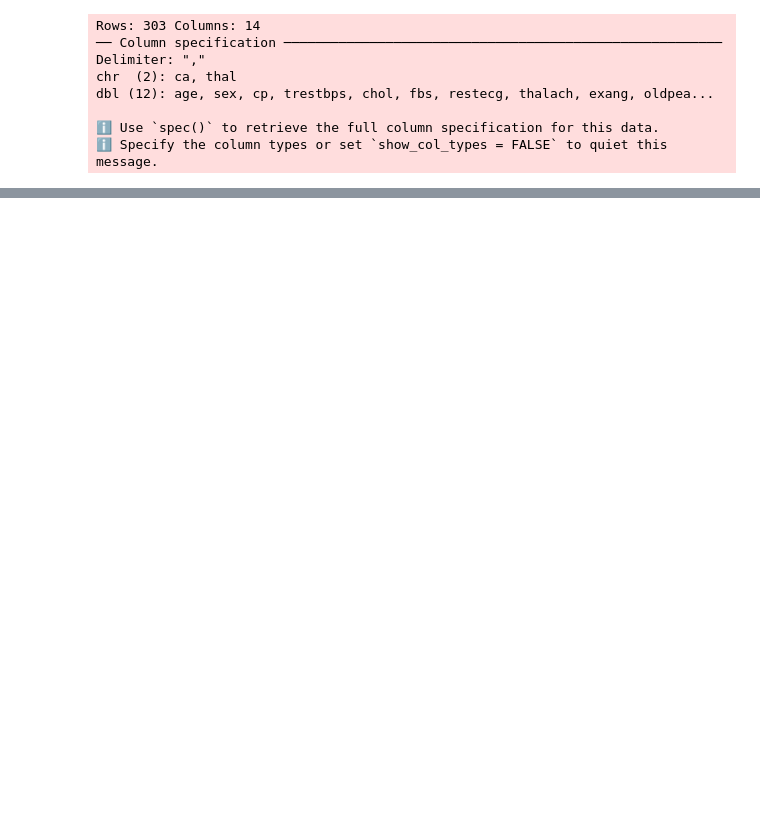
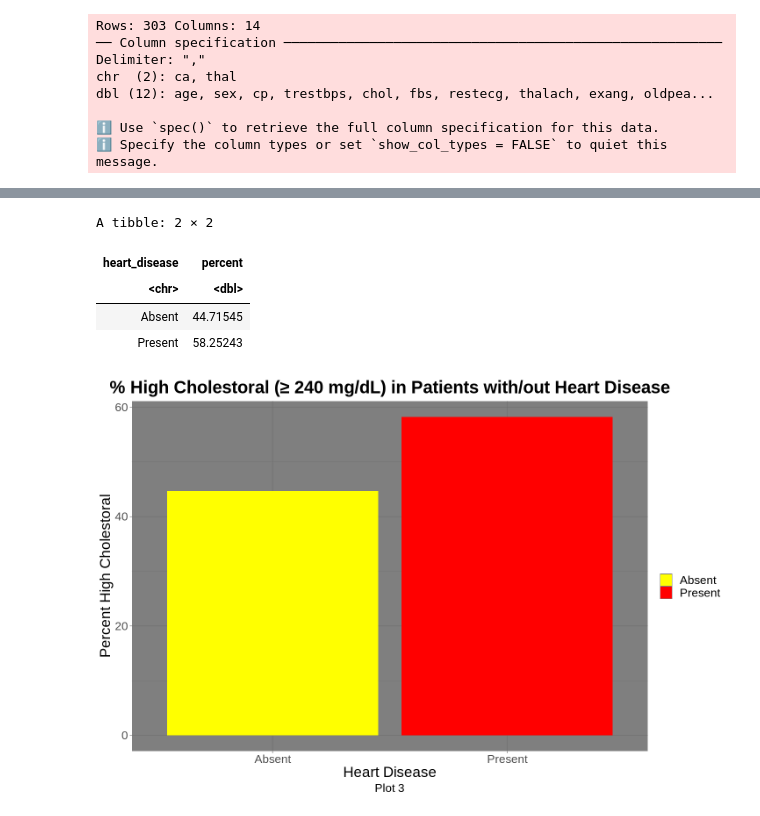
Before and after one commit to Kyleetd/DSCI100-Course-Project-2023, a Jupyter notebook: FinalProjectScript.ipynb, the cells around one changed output, grey strips where cells are left out. Drawn from its saved outputs; the diff is of its cells as text; code cells hidden in the pictures; blank space fills up the shorter version.

```diff
--- a/FinalProjectScript.ipynb
+++ b/FinalProjectScript.ipynb
@@ -143,0 +141,52 @@ Warning message:
+# %%
+## Cholestoral
+train_chol <- heart_disease_train |>
+    select(chol, degree_presence)
+# %%
+## Absence
+absence_chol <- train_chol |>
+    filter(degree_presence == "absence")
+
+total_number_absence_chol <- nrow(absence_chol)
+
+absence_high_chol <- absence_chol |>
+    filter(chol >= 240)
+
+number_absence_high_chol <- nrow(absence_high_chol)
+
+percent_high_chol_absent = (number_absence_high_chol/total_number_absence_chol)*100
+# %%
+## Presence
+presence_chol <- train_chol |>
+    filter(degree_presence != "absence")
+
+total_number_presence_chol <- nrow(presence_chol)
+
+presence_high_chol <- presence_chol |>
+    filter(chol >= 240)
+
+number_presence_high_chol <- nrow(presence_high_chol)
+
+percent_high_chol_present = (number_presence_high_chol/total_number_presence_chol)*100
+# %%
+options(repr.plot.width=12, repr.plot.height=8)
+
+percent_high_chol <- tibble(heart_disease = c("Absent", "Present"), percent = c(percent_high_chol_absent, percent_high_chol_present))
+percent_high_chol
+
+ggplot(percent_high_chol, aes(x=heart_disease, y=percent, fill=heart_disease)) +
+  geom_bar(stat="identity") +
+  theme_dark() +
+  labs(x = "Heart Disease",
+       y = "Percent High Cholestoral",
+      title = "% High Cholestoral (≥ 240 mg/dL) in Patients with/out Heart Disease",
+      caption = "Plot 3") +
+      scale_fill_manual("", values = c("Absent" = "yellow", "Present" = "red")) +
+  theme(text = element_text(size = 20), plot.title = element_text(face = "bold", hjust = 0.5), plot.caption = element_text(hjust = 0.5)) ## centers title and caption
+# %% [output]
+A tibble: 2 × 2
+| heart_disease | percent |
+| <chr> | <dbl> |
+| Absent | 44.71545 |
+| Present | 58.25243 |
+[figure, added]
```
Also changed, not shown: parts of 23 cells of this notebook.
